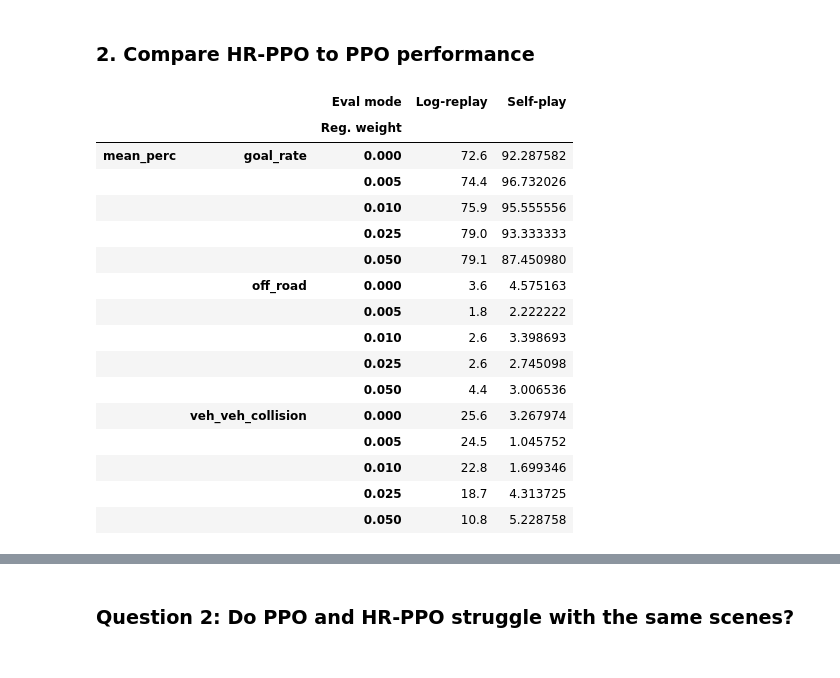
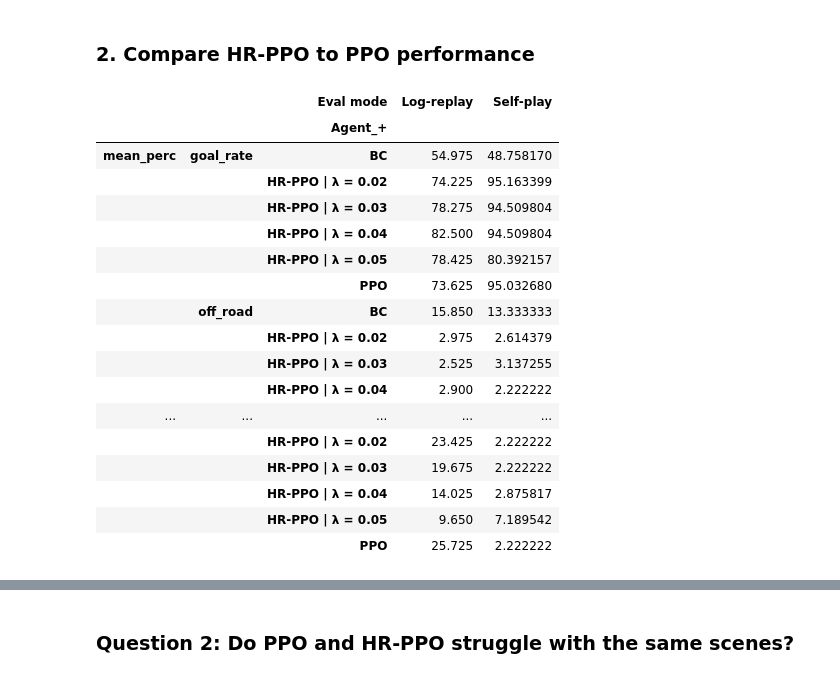
Before and after one commit to dgk453/nocturne_lab, a Jupyter notebook: evaluation/isolate_error.ipynb, the cells around one changed output, grey strips where cells are left out. Saved outputs shown, nothing was run; the diff lists cells and outputs as text; code cells hidden in the pictures.

```diff
--- a/evaluation/isolate_error.ipynb
+++ b/evaluation/isolate_error.ipynb
@@ -34,7 +34,10 @@ MAPPING = {
     0.0: "PPO",
     0.005: "HR-PPO | λ = 0.005",
     0.01: "HR-PPO | λ = 0.01",
+    0.02: "HR-PPO | λ = 0.02",
     0.025: "HR-PPO | λ = 0.025",
+    0.03: "HR-PPO | λ = 0.03",
+    0.04: "HR-PPO | λ = 0.04",
     0.05: "HR-PPO | λ = 0.05",
     0.5: "HR-PPO | λ = 0.5",
     0.2: "HR-PPO | λ = 0.2",
@@ -53,3 +54,9 @@ PATH_TO_DATA = '../evaluation/results/df_agg_performance_100_02_13_13_27.csv'
+# %%
+# Old results on 100 scenes
+#PATH_TO_DATA = '../evaluation/results/df_agg_performance_100_02_13_13_27.csv'
+
+# New results on 100 scenes, 4000 samples
+PATH_TO_DATA = '../evaluation/results/df_agg_performance_100_02_22_12_21.csv'
 # %%
 # Load data
 df_all = pd.read_csv(PATH_TO_DATA)
@@ -108,18 +119,20 @@ styled_df
 # %% [markdown]
 ### 2. Compare HR-PPO to PPO performance
 # %%
-df_all_hr_ppo = df_all[df_all['Agent_+'] != 'BC']
+#df_all_hr_ppo = df_all[df_all['Agent_+'] != 'BC']
+# Filter out rows where 'Reg. weight' column is not equal to 0.1 or 0.2
+df_all_hr_ppo = df_all[~df_all['Reg. weight'].isin([0.1, 0.2, 0.01])]
 
 df_agg_coll_ppo = df_all_hr_ppo.pivot_table(
     index=['Eval mode'],
-    columns=['Reg. weight'],
+    columns=['Agent_+'],
     values=['goal_rate', 'veh_veh_collision', 'off_road'], # Num total vehicles doesn't make sense
     aggfunc=[mean_perc],
 )
 sns.set_palette('colorblind')
 display(df_agg_coll_ppo.T)
 
-# Flatten the MultiIndex columns
+
 # Here, you only need to preserve the 'Agent_+' and the metric names ('goal_rate', etc.) in the column names
 df_agg_coll_ppo.columns = [f'{metric}_{agent}' for _, metric, agent in df_agg_coll_ppo.columns]
 
@@ -136,50 +149,54 @@ df_melted[['Metric', 'Agent']] = df_melted['Metric_Agent'].str.rsplit('_', n=1,
 hue_order = ['self-play', 'log-replay']
 
 # Create the plots
 fig, axes = plt.subplots(1, 3, figsize=(12, 5), sharex=True)
 
 # Extract unique metrics for plotting
 metrics = ['veh_veh_collision', 'off_road', 'goal_rate']
+metric_names = ['Collision rate [%]', 'Off-road [%]', 'Goal rate [%]']
 
 for i, metric in enumerate(metrics):
+
+
     # Filter the data for each metric
     df_filtered = df_melted[df_melted['Metric'] == metric]
     sns.barplot(
         data=df_filtered,
         x='Eval mode',
         y='Value',
         hue='Agent',
         order=['Self-play', 'Log-replay'],
-        ax=axes[i]
+        ax=axes[i],
     )
-    axes[i].set_title(metric)
-    axes[i].set_ylabel(f'{metric.replace("_", " ")} (%)')
+    axes[i].set_ylabel(metric_names[i])
     axes[i].set_xlabel('Evaluation mode')
+    axes[i].grid(True, alpha=0.5)
 
     # Only add the legend to the last subplot
     if i == 0:
         axes[i].legend(loc='upper left')
     else:
         axes[i].get_legend().remove()
 
 plt.tight_layout()
 sns.despine()
 # %% [output]
 |  |  | Eval mode | Log-replay | Self-play |
-|  |  | Reg. weight |  |  |
-| mean_perc | goal_rate | 0.000 | 72.6 | 92.287582 |
-|  |  | 0.005 | 74.4 | 96.732026 |
-|  |  | 0.010 | 75.9 | 95.555556 |
-|  |  | 0.025 | 79.0 | 93.333333 |
-|  |  | 0.050 | 79.1 | 87.450980 |
-|  | off_road | 0.000 | 3.6 | 4.575163 |
-|  |  | 0.005 | 1.8 | 2.222222 |
-|  |  | 0.010 | 2.6 | 3.398693 |
-|  |  | 0.025 | 2.6 | 2.745098 |
-|  |  | 0.050 | 4.4 | 3.006536 |
-|  | veh_veh_collision | 0.000 | 25.6 | 3.267974 |
-|  |  | 0.005 | 24.5 | 1.045752 |
-|  |  | 0.010 | 22.8 | 1.699346 |
-|  |  | 0.025 | 18.7 | 4.313725 |
-|  |  | 0.050 | 10.8 | 5.228758 |
+|  |  | Agent_+ |  |  |
+| mean_perc | goal_rate | BC | 54.975 | 48.758170 |
+|  |  | HR-PPO | λ = 0.02 | 74.225 | 95.163399 |
+|  |  | HR-PPO | λ = 0.03 | 78.275 | 94.509804 |
+|  |  | HR-PPO | λ = 0.04 | 82.500 | 94.509804 |
+|  |  | HR-PPO | λ = 0.05 | 78.425 | 80.392157 |
+|  |  | PPO | 73.625 | 95.032680 |
+|  | off_road | BC | 15.850 | 13.333333 |
+|  |  | HR-PPO | λ = 0.02 | 2.975 | 2.614379 |
+|  |  | HR-PPO | λ = 0.03 | 2.525 | 3.137255 |
+|  |  | HR-PPO | λ = 0.04 | 2.900 | 2.222222 |
+| ... | ... | ... | ... | ... |
+|  |  | HR-PPO | λ = 0.02 | 23.425 | 2.222222 |
+|  |  | HR-PPO | λ = 0.03 | 19.675 | 2.222222 |
+|  |  | HR-PPO | λ = 0.04 | 14.025 | 2.875817 |
+|  |  | HR-PPO | λ = 0.05 | 9.650 | 7.189542 |
+|  |  | PPO | 25.725 | 2.222222 |
 [drawing not drawn]
```
Also changed, not shown: parts of 16 cells of this notebook, 21 other files.
